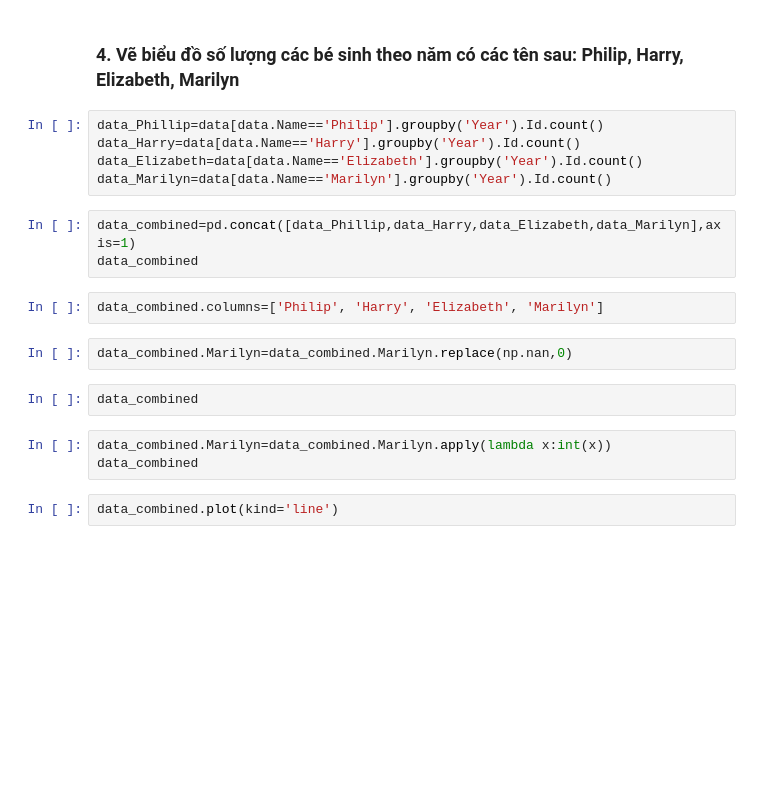
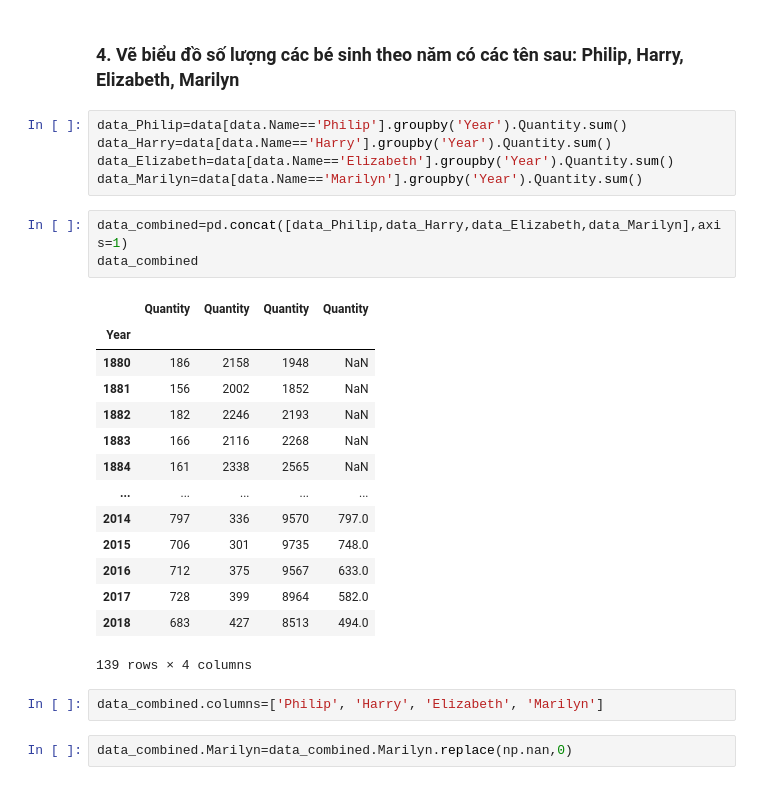
Before and after one commit to datacuriosity/MCI_Python_28S_Level_1, a Jupyter notebook: Assignments/Session_10/quynhnt_hw10.ipynb, the cells around one changed output. Cells and saved outputs as stored; diff of their text form; blank space fills up the shorter version.

```diff
--- a/Assignments/Session_10/quynhnt_hw10.ipynb
+++ b/Assignments/Session_10/quynhnt_hw10.ipynb
@@ -68,21 +136,29 @@ data.groupby(['Year','Sex']).Quantity.nlargest(1000)
 # %% [markdown]
 ### 4. Vẽ biểu đồ số lượng các bé sinh theo năm có các tên sau: Philip, Harry, Elizabeth, Marilyn
 # %%
-data_Phillip=data[data.Name=='Philip'].groupby('Year').Id.count()
-data_Harry=data[data.Name=='Harry'].groupby('Year').Id.count()
-data_Elizabeth=data[data.Name=='Elizabeth'].groupby('Year').Id.count()
-data_Marilyn=data[data.Name=='Marilyn'].groupby('Year').Id.count()
+data_Philip=data[data.Name=='Philip'].groupby('Year').Quantity.sum()
+data_Harry=data[data.Name=='Harry'].groupby('Year').Quantity.sum()
+data_Elizabeth=data[data.Name=='Elizabeth'].groupby('Year').Quantity.sum()
+data_Marilyn=data[data.Name=='Marilyn'].groupby('Year').Quantity.sum()
 # %%
-data_combined=pd.concat([data_Phillip,data_Harry,data_Elizabeth,data_Marilyn],axis=1)
+data_combined=pd.concat([data_Philip,data_Harry,data_Elizabeth,data_Marilyn],axis=1)
 data_combined
+# %% [output]
+|  | Quantity | Quantity | Quantity | Quantity |
+| Year |  |  |  |  |
+| 1880 | 186 | 2158 | 1948 | NaN |
+| 1881 | 156 | 2002 | 1852 | NaN |
+| 1882 | 182 | 2246 | 2193 | NaN |
+| 1883 | 166 | 2116 | 2268 | NaN |
+| 1884 | 161 | 2338 | 2565 | NaN |
+| ... | ... | ... | ... | ... |
+| 2014 | 797 | 336 | 9570 | 797.0 |
+| 2015 | 706 | 301 | 9735 | 748.0 |
+| 2016 | 712 | 375 | 9567 | 633.0 |
+| 2017 | 728 | 399 | 8964 | 582.0 |
+| 2018 | 683 | 427 | 8513 | 494.0 |
+139 rows × 4 columns
-# %%
-data_combined.columns=['Philip', 'Harry', 'Elizabeth', 'Marilyn']
-# %%
-data_combined.Marilyn=data_combined.Marilyn.replace(np.nan,0)
-# %%
-data_combined
-# %%
-data_combined.Marilyn=data_combined.Marilyn.apply(lambda x:int(x))
-data_combined
-# %%
-data_combined.plot(kind='line')
+# %%
+data_combined.columns=['Philip', 'Harry', 'Elizabeth', 'Marilyn']
+# %%
+data_combined.Marilyn=data_combined.Marilyn.replace(np.nan,0)
```
Also changed, not shown: parts of 17 cells of this notebook, 1 other file.
